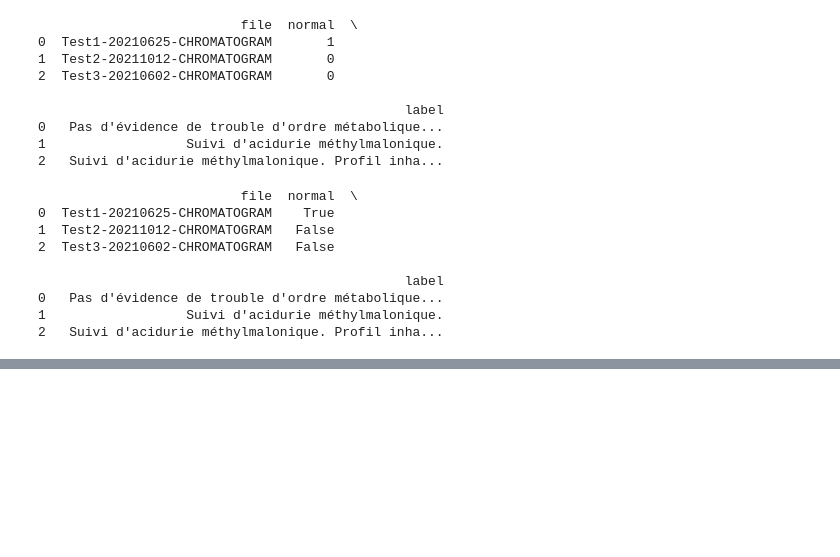
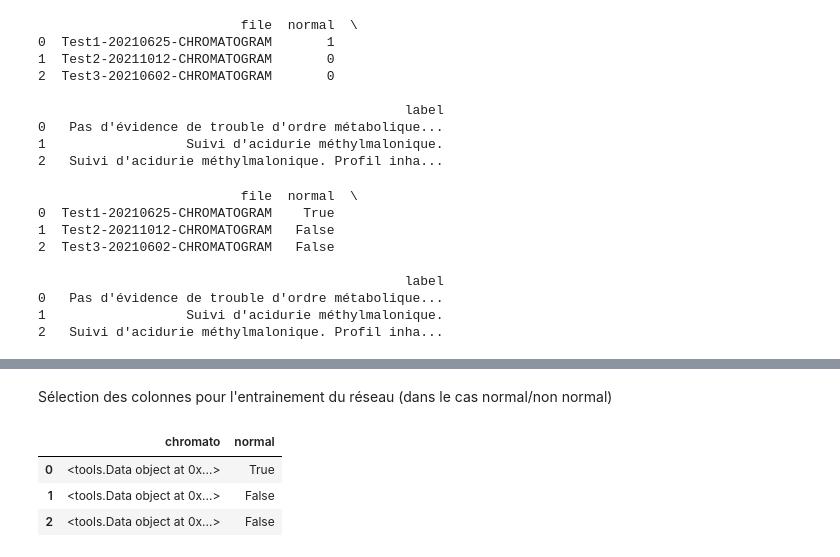
Before and after one commit to Yuremon/GCMS, a Jupyter notebook: database.ipynb, the cells around one changed output, grey strips where cells are left out. Saved outputs shown, nothing was run; the diff lists cells and outputs as text; code cells hidden in the pictures; blank space fills up the shorter version.

```diff
--- a/database.ipynb
+++ b/database.ipynb
@@ -64,0 +62,9 @@ db['chromato'][0].plot()
+# %% [markdown]
+Sélection des colonnes pour l'entrainement du réseau (dans le cas normal/non normal)
+# %%
+db.loc[:, ['chromato', 'normal']]
+# %% [output]
+|  | chromato | normal |
+| 0 | <tools.Data object at 0x...> | True |
+| 1 | <tools.Data object at 0x...> | False |
+| 2 | <tools.Data object at 0x...> | False |
```
Also changed, not shown: parts of 3 cells of this notebook, 3 other files.
